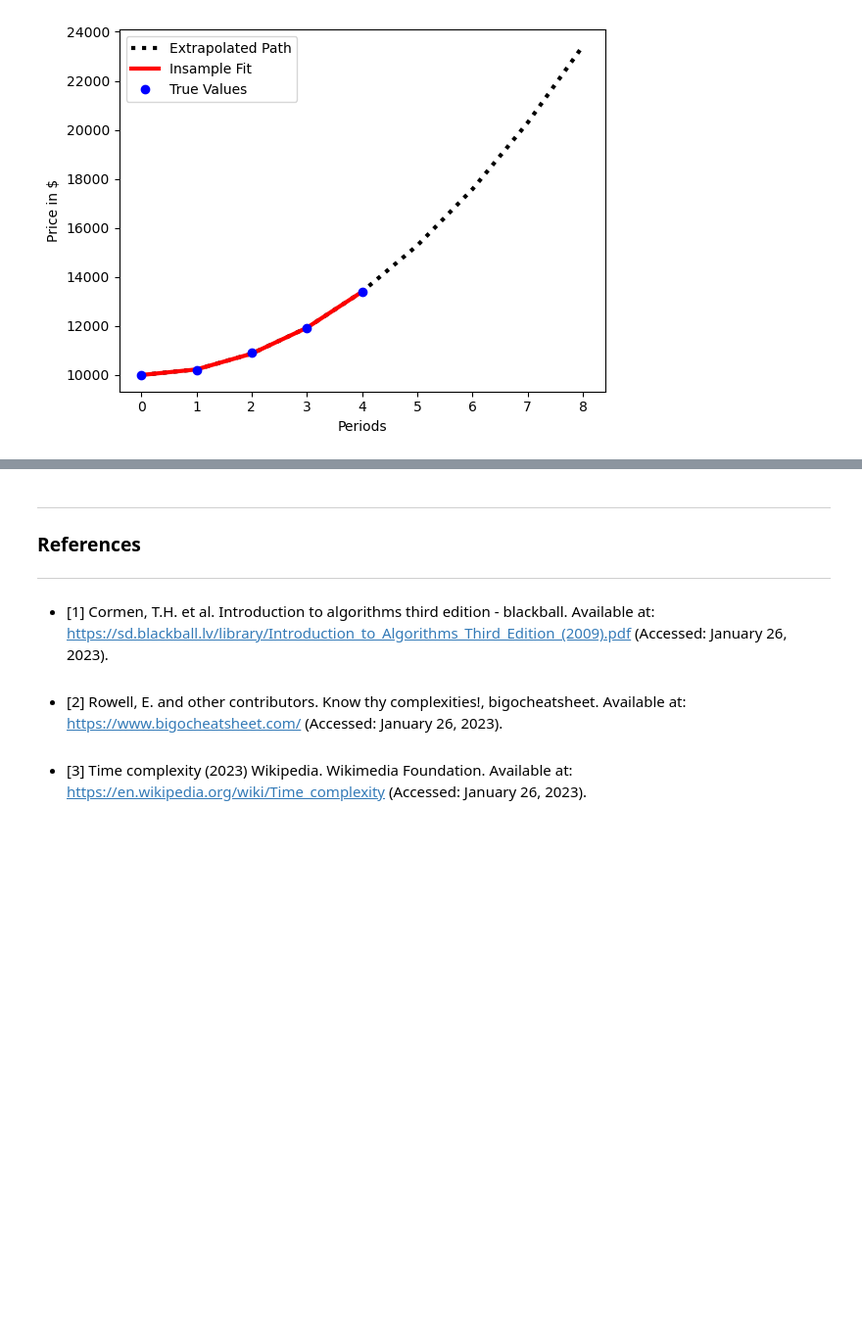
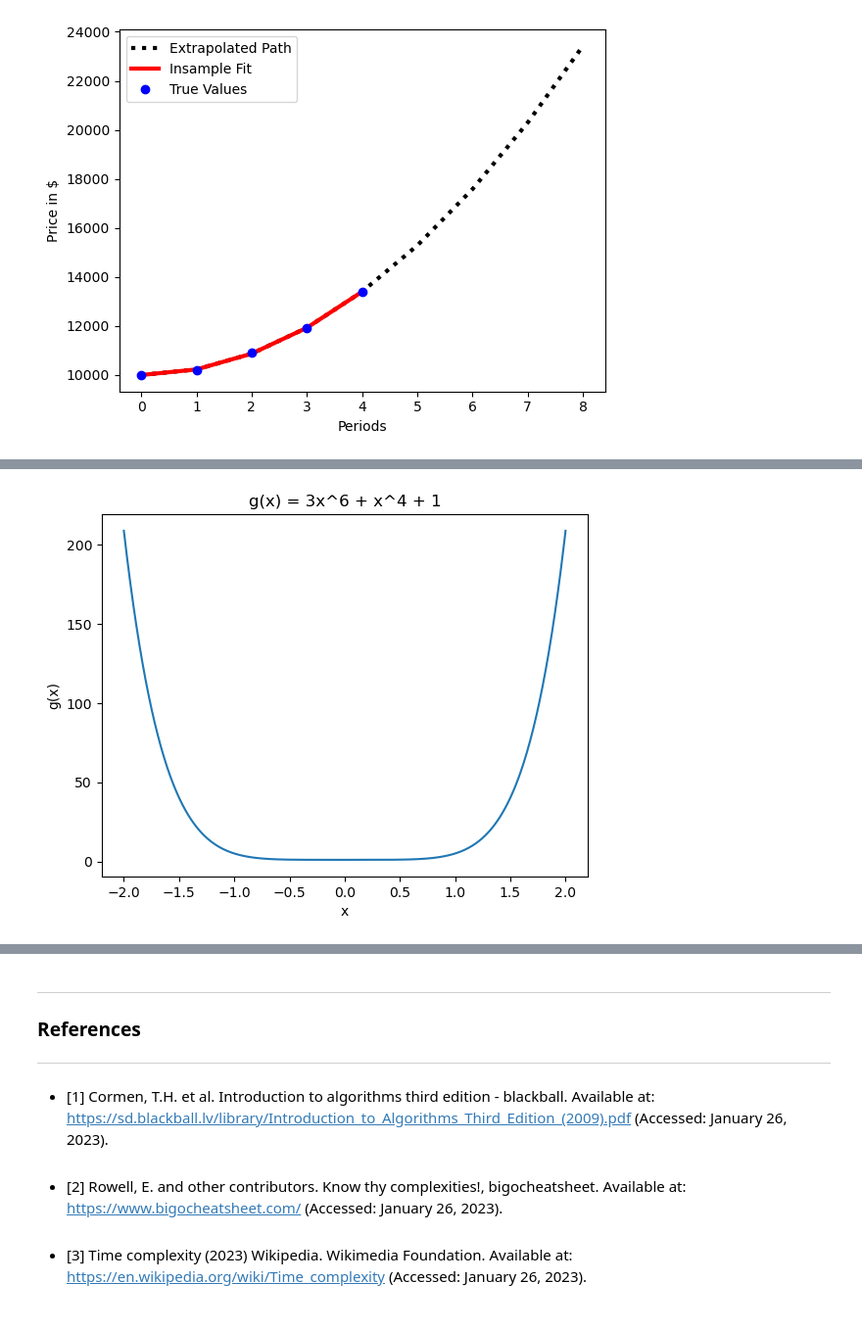
Before and after one commit to NatanTrosmanGMIT/Theory_Of_Algorithms_Project, a Jupyter notebook: polynomial_time.ipynb, the cells around one changed output, grey strips where cells are left out. Shown: that part at 98% size. Cells and saved outputs as stored; diff of their text form; code cells hidden in the pictures; blank space fills up the shorter version.

```diff
--- a/polynomial_time.ipynb
+++ b/polynomial_time.ipynb
@@ -73,0 +102,23 @@ plt.legend(loc='best')
+# %%
+# Define the function
+def g(x):
+    return 3*x**6 + x**4 + 1
+
+# Define the x-values to plot
+x = np.linspace(-2, 2, 1000)
+
+# Calculate the y-values using the function
+y = g(x)
+
+# Plot the function
+plt.plot(x, y)
+
+# Add a title and axis labels
+plt.title("g(x) = 3x^6 + x^4 + 1")
+plt.xlabel("x")
+plt.ylabel("g(x)")
+
+# Show the plot
+plt.show()
+# %% [output]
+[figure, added]
```
Also changed, not shown: parts of 4 cells of this notebook.
